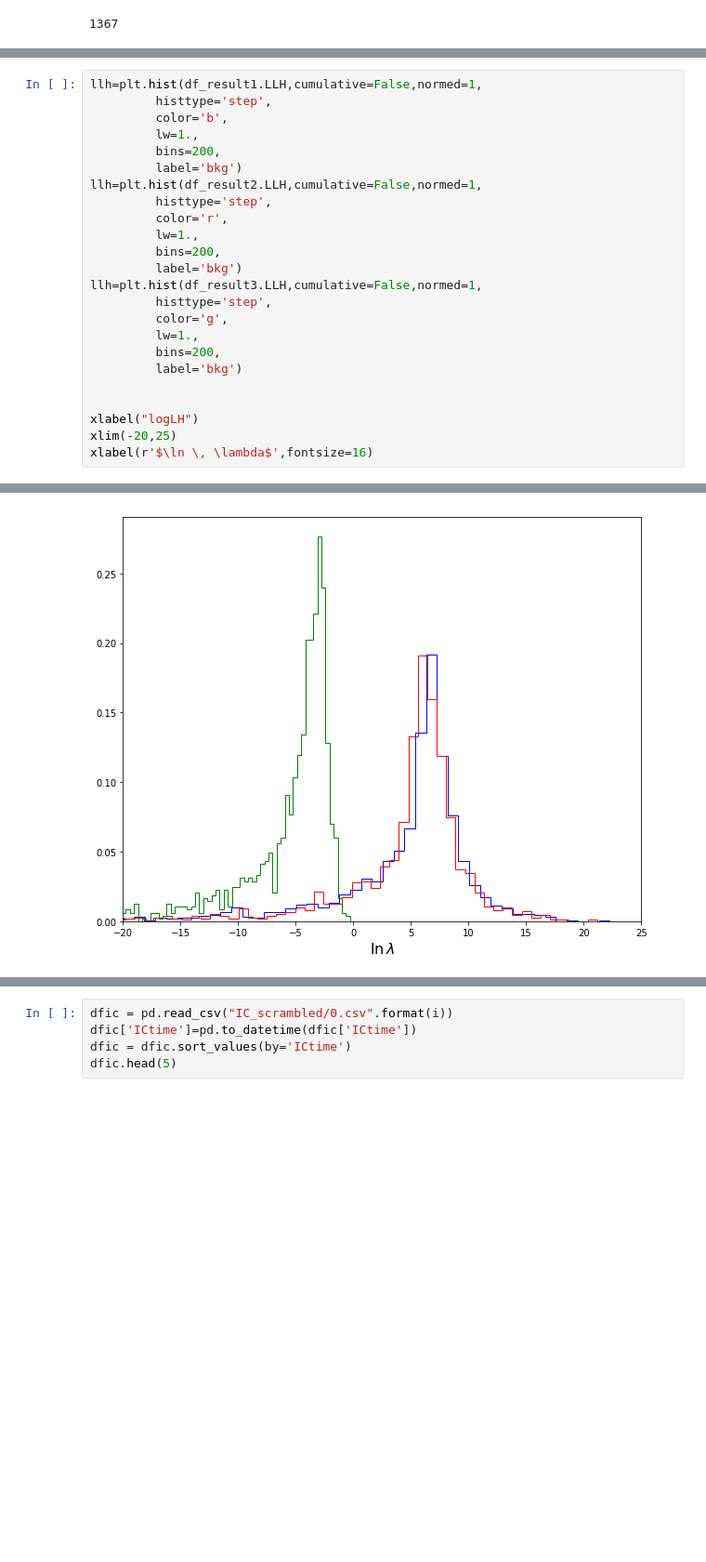
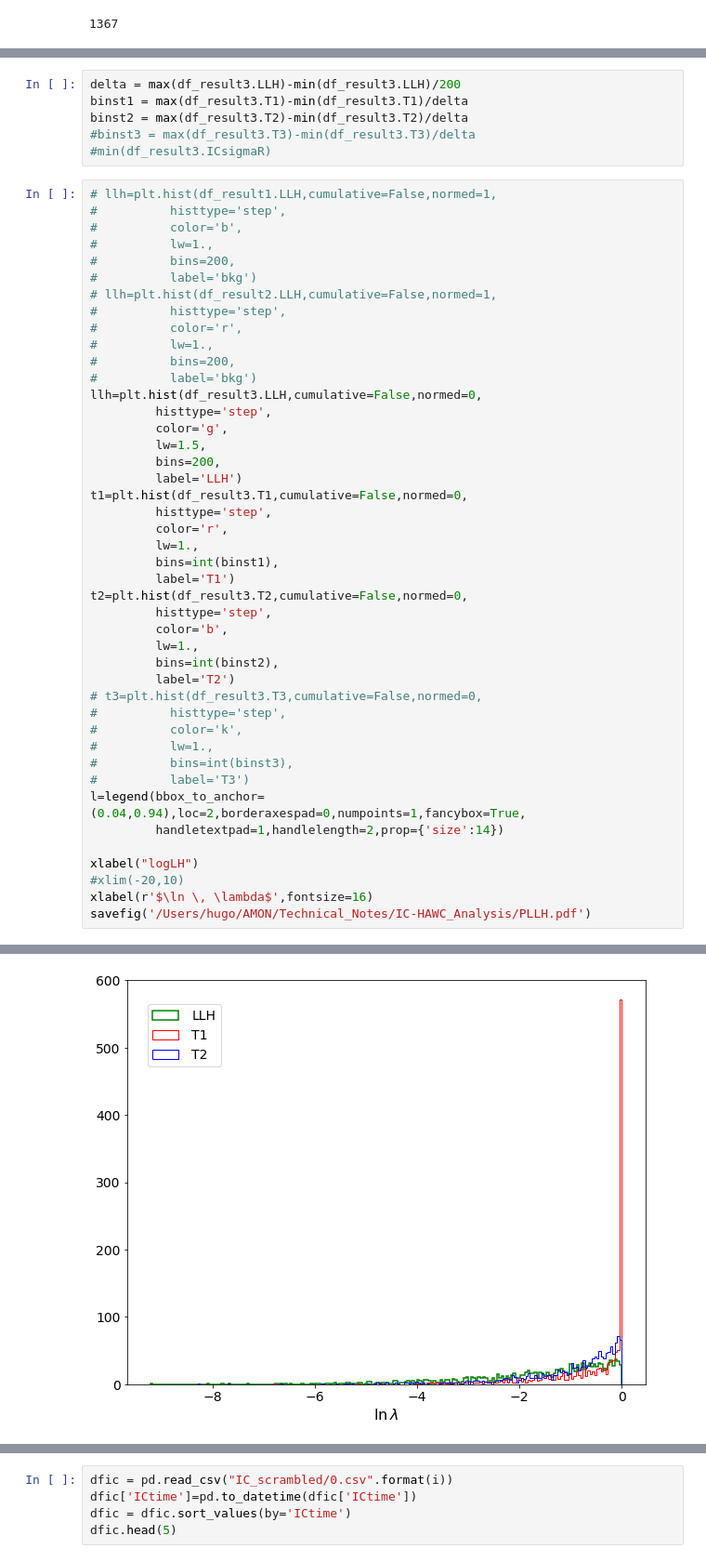
Before and after one commit to hayalaso/Analyses_AMON, a Jupyter notebook: HAWC_IC/multi_correlation_analysis.ipynb, the cells around one changed output, grey strips where cells are left out. Shown at 93% size. Saved outputs shown, nothing was run; the diff lists cells and outputs as text; blank space fills up the shorter version.

```diff
--- a/HAWC_IC/multi_correlation_analysis.ipynb
+++ b/HAWC_IC/multi_correlation_analysis.ipynb
@@ -249,25 +281,51 @@ xlabel(r'$\ln \, \lambda$',fontsize=16)
+# %%
+delta = max(df_result3.LLH)-min(df_result3.LLH)/200
+binst1 = max(df_result3.T1)-min(df_result3.T1)/delta
+binst2 = max(df_result3.T2)-min(df_result3.T2)/delta
+#binst3 = max(df_result3.T3)-min(df_result3.T3)/delta
+#min(df_result3.ICsigmaR)
 # %%
-llh=plt.hist(df_result1.LLH,cumulative=False,normed=1,
+# llh=plt.hist(df_result1.LLH,cumulative=False,normed=1,
+#          histtype='step',
+#          color='b',
+#          lw=1.,
+#          bins=200,
+#          label='bkg')
+# llh=plt.hist(df_result2.LLH,cumulative=False,normed=1,
+#          histtype='step',
+#          color='r',
+#          lw=1.,
+#          bins=200,
+#          label='bkg')
+llh=plt.hist(df_result3.LLH,cumulative=False,normed=0,
+         histtype='step',
+         color='g',
+         lw=1.5,
+         bins=200,
+         label='LLH')
+t1=plt.hist(df_result3.T1,cumulative=False,normed=0,
+         histtype='step',
+         color='r',
+         lw=1.,
+         bins=int(binst1),
+         label='T1')
+t2=plt.hist(df_result3.T2,cumulative=False,normed=0,
          histtype='step',
          color='b',
          lw=1.,
-         bins=200,
-         label='bkg')
-llh=plt.hist(df_result2.LLH,cumulative=False,normed=1,
-         histtype='step',
-         color='r',
-         lw=1.,
-         bins=200,
-         label='bkg')
-llh=plt.hist(df_result3.LLH,cumulative=False,normed=1,
-         histtype='step',
-         color='g',
-         lw=1.,
-         bins=200,
-         label='bkg')
-
+         bins=int(binst2),
+         label='T2')
+# t3=plt.hist(df_result3.T3,cumulative=False,normed=0,
+#          histtype='step',
+#          color='k',
+#          lw=1.,
+#          bins=int(binst3),
+#          label='T3')
+l=legend(bbox_to_anchor=(0.04,0.94),loc=2,borderaxespad=0,numpoints=1,fancybox=True,
+         handletextpad=1,handlelength=2,prop={'size':14})
 
 xlabel("logLH")
-xlim(-20,25)
+#xlim(-20,10)
 xlabel(r'$\ln \, \lambda$',fontsize=16)
+savefig('/Users/hugo/AMON/Technical_Notes/IC-HAWC_Analysis/PLLH.pdf')
 # %% [output]
@@ -275 +332 @@ xlabel(r'$\ln \, \lambda$',fontsize=16)
-[figure, old version]
+[figure, new version]
```
Also changed, not shown: parts of 17 cells of this notebook, 1 other file.
